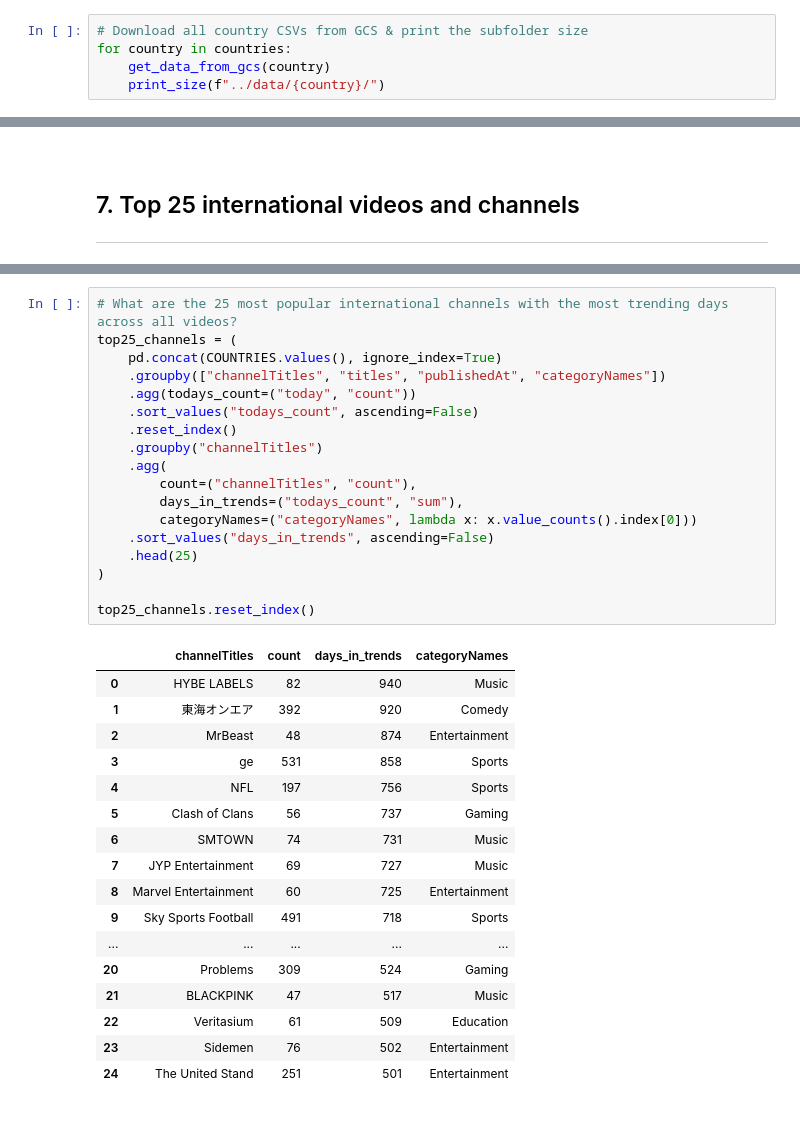
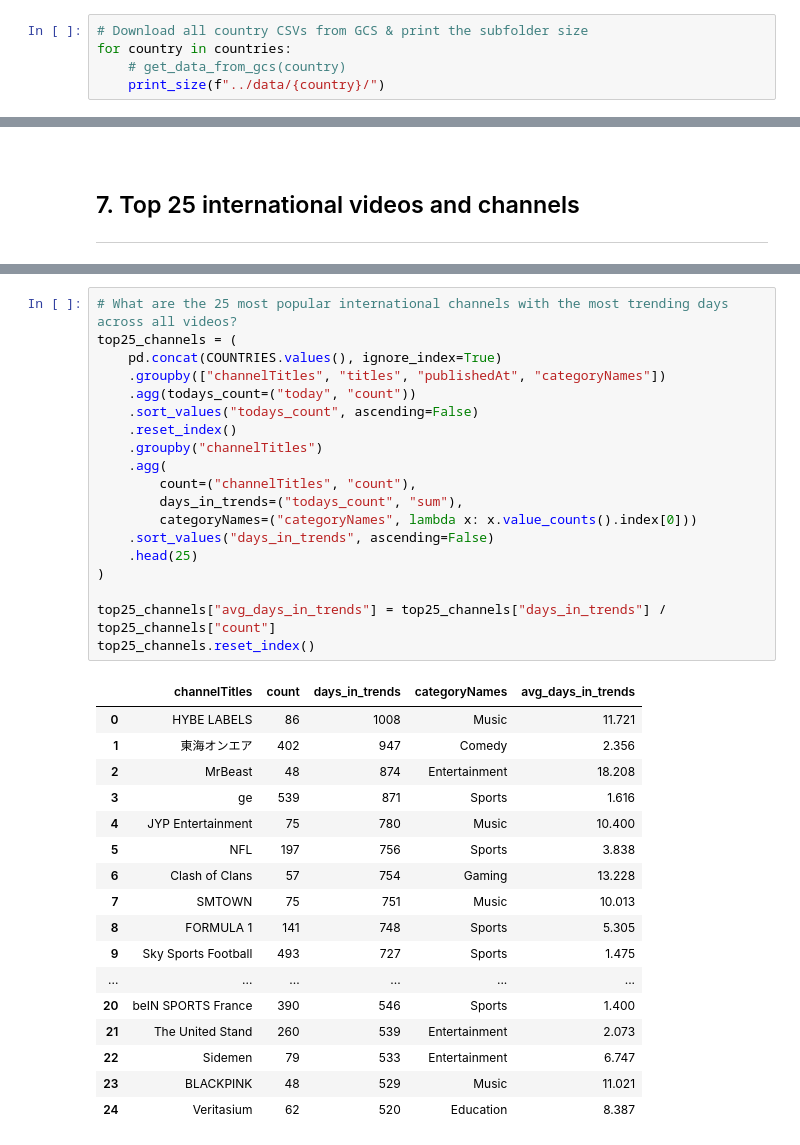
Before and after one commit to datennerd/yt-trends-mining, a Jupyter notebook: notebooks/eda.ipynb, the cells around one changed output, grey strips where cells are left out. Saved outputs shown, nothing was run; the diff lists cells and outputs as text.

Commit message:
Data update

```diff
--- a/notebooks/eda.ipynb
+++ b/notebooks/eda.ipynb
@@ -33,6 +33,6 @@ First, all CSVs for a country are downloaded and stored in a subfolder under `..
 # %%
 # Download all country CSVs from GCS & print the subfolder size
 for country in countries:
-    get_data_from_gcs(country)
+    # get_data_from_gcs(country)
     print_size(f"../data/{country}/")
 # %% [output]
@@ -538,36 +528,37 @@ top25_videos
 # %%
 # What are the 25 most popular international channels with the most trending days across all videos?
 top25_channels = (
     pd.concat(COUNTRIES.values(), ignore_index=True)
     .groupby(["channelTitles", "titles", "publishedAt", "categoryNames"])
     .agg(todays_count=("today", "count"))
     .sort_values("todays_count", ascending=False)
     .reset_index()
     .groupby("channelTitles")
     .agg(
         count=("channelTitles", "count"),
         days_in_trends=("todays_count", "sum"),
         categoryNames=("categoryNames", lambda x: x.value_counts().index[0]))
     .sort_values("days_in_trends", ascending=False)
     .head(25)
 )
 
+top25_channels["avg_days_in_trends"] = top25_channels["days_in_trends"] / top25_channels["count"]
 top25_channels.reset_index()
 # %% [output]
-|  | channelTitles | count | days_in_trends | categoryNames |
-| 0 | HYBE LABELS | 82 | 940 | Music |
-| 1 | 東海オンエア | 392 | 920 | Comedy |
-| 2 | MrBeast | 48 | 874 | Entertainment |
-| 3 | ge | 531 | 858 | Sports |
-| 4 | NFL | 197 | 756 | Sports |
-| 5 | Clash of Clans | 56 | 737 | Gaming |
-| 6 | SMTOWN | 74 | 731 | Music |
-| 7 | JYP Entertainment | 69 | 727 | Music |
-| 8 | Marvel Entertainment | 60 | 725 | Entertainment |
-| 9 | Sky Sports Football | 491 | 718 | Sports |
-| ... | ... | ... | ... | ... |
-| 20 | Problems | 309 | 524 | Gaming |
-| 21 | BLACKPINK | 47 | 517 | Music |
-| 22 | Veritasium | 61 | 509 | Education |
-| 23 | Sidemen | 76 | 502 | Entertainment |
-| 24 | The United Stand | 251 | 501 | Entertainment |
+|  | channelTitles | count | days_in_trends | categoryNames | avg_days_in_trends |
+| 0 | HYBE LABELS | 86 | 1008 | Music | 11.721 |
+| 1 | 東海オンエア | 402 | 947 | Comedy | 2.356 |
+| 2 | MrBeast | 48 | 874 | Entertainment | 18.208 |
+| 3 | ge | 539 | 871 | Sports | 1.616 |
+| 4 | JYP Entertainment | 75 | 780 | Music | 10.400 |
+| 5 | NFL | 197 | 756 | Sports | 3.838 |
+| 6 | Clash of Clans | 57 | 754 | Gaming | 13.228 |
+| 7 | SMTOWN | 75 | 751 | Music | 10.013 |
+| 8 | FORMULA 1 | 141 | 748 | Sports | 5.305 |
+| 9 | Sky Sports Football | 493 | 727 | Sports | 1.475 |
+| ... | ... | ... | ... | ... | ... |
+| 20 | beIN SPORTS France | 390 | 546 | Sports | 1.400 |
+| 21 | The United Stand | 260 | 539 | Entertainment | 2.073 |
+| 22 | Sidemen | 79 | 533 | Entertainment | 6.747 |
+| 23 | BLACKPINK | 48 | 529 | Music | 11.021 |
+| 24 | Veritasium | 62 | 520 | Education | 8.387 |
```
Also changed, not shown: parts of 16 cells of this notebook, 1 other file.
